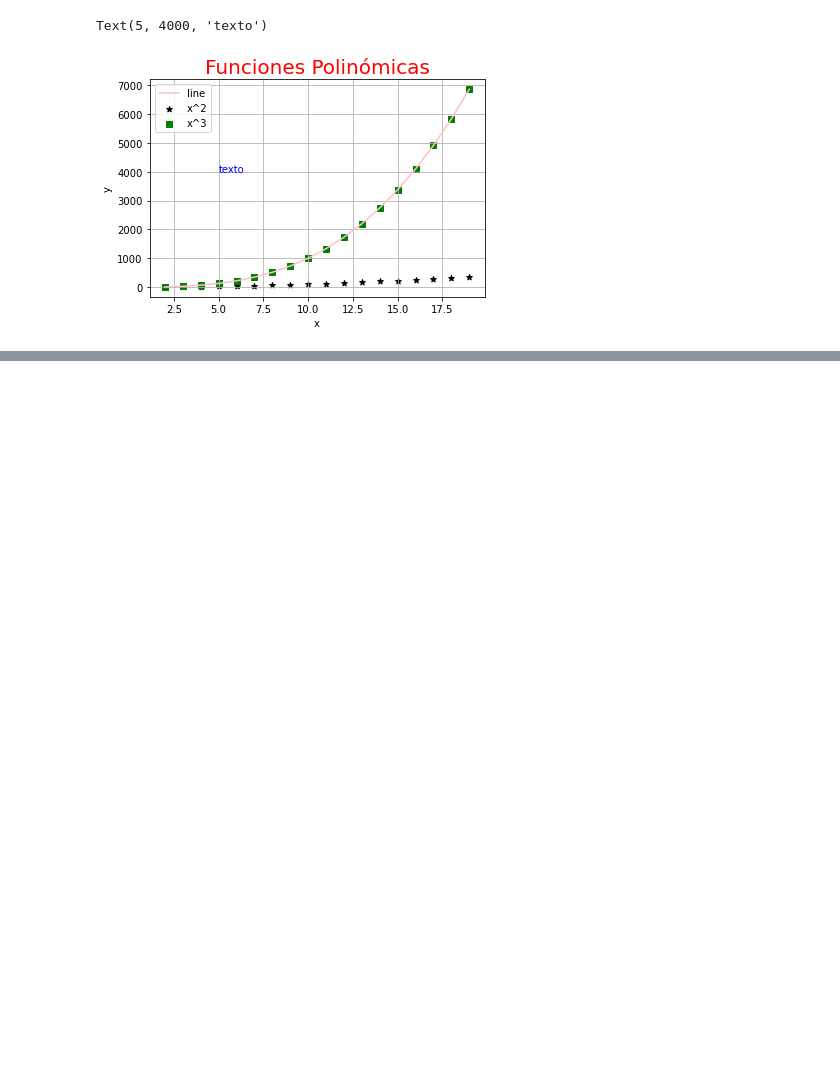
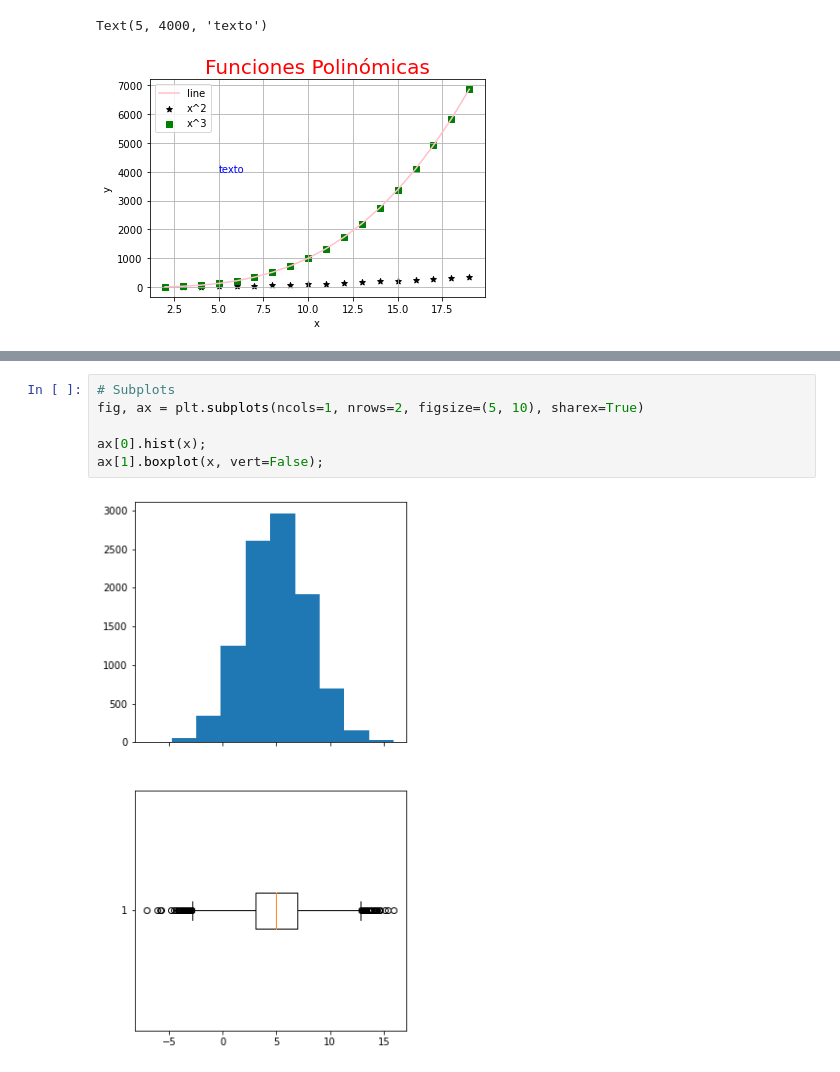
Before and after one commit to Rgalindo85/ESEIT_BigData_2022b, a Jupyter notebook: notebooks/0.4.rgalindo-visualizacion_datos.ipynb, the cells around one changed output, grey strips where cells are left out. Cells and saved outputs as stored; diff of their text form; blank space fills up the shorter version.

```diff
--- a/notebooks/0.4.rgalindo-visualizacion_datos.ipynb
+++ b/notebooks/0.4.rgalindo-visualizacion_datos.ipynb
@@ -27,0 +52,8 @@ Text(5, 4000, 'texto')
+# %%
+# Subplots
+fig, ax = plt.subplots(ncols=1, nrows=2, figsize=(5, 10), sharex=True)
+
+ax[0].hist(x);
+ax[1].boxplot(x, vert=False);
+# %% [output]
+[figure, added]
```
Also changed, not shown: parts of 4 cells of this notebook.
